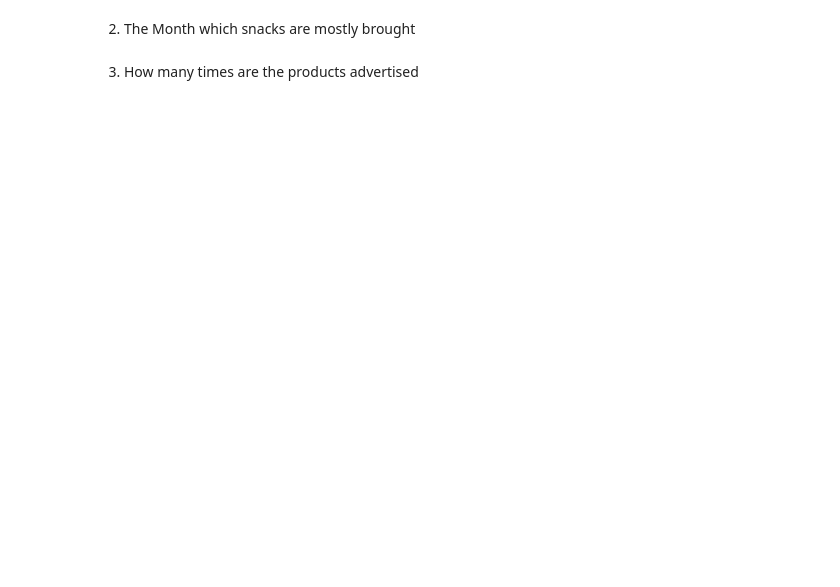
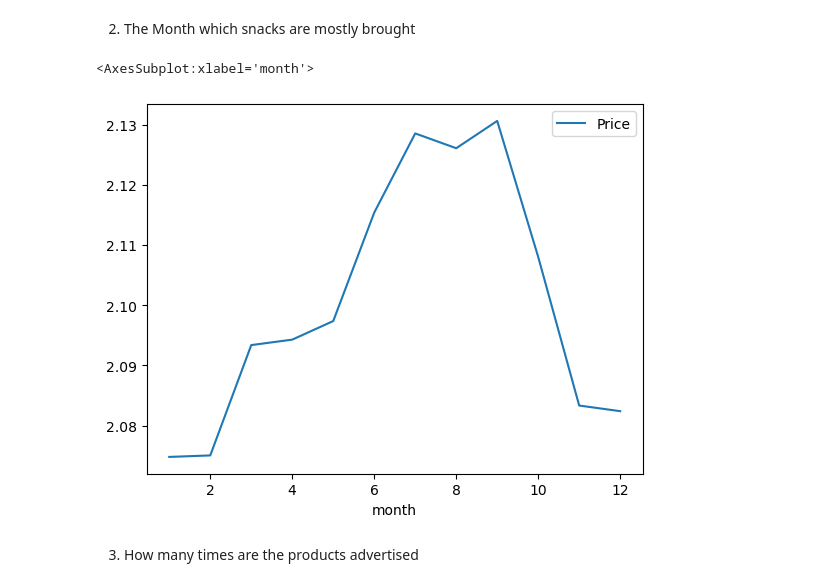
Before and after one commit to Pinkie2849/Snacks_pandas_dataframe, a Jupyter notebook: Snacks.ipynb, the cells around one changed output. Drawn from its saved outputs; the diff is of its cells as text; code cells hidden in the pictures; blank space fills up the shorter version.

```diff
--- a/Snacks.ipynb
+++ b/Snacks.ipynb
@@ -49,4 +55,10 @@ dtype: int64
 # %% [markdown]
 2) The Month which snacks are mostly brought
+# %%
+price_month = data.groupby('month').mean().reset_index()
+price_month.plot(x='month',y='Price')
+# %% [output]
+<AxesSubplot:xlabel='month'>
+[figure, added]
 # %% [markdown]
 3) How many times are the products advertised
```
Also changed, not shown: parts of 4 cells of this notebook.
